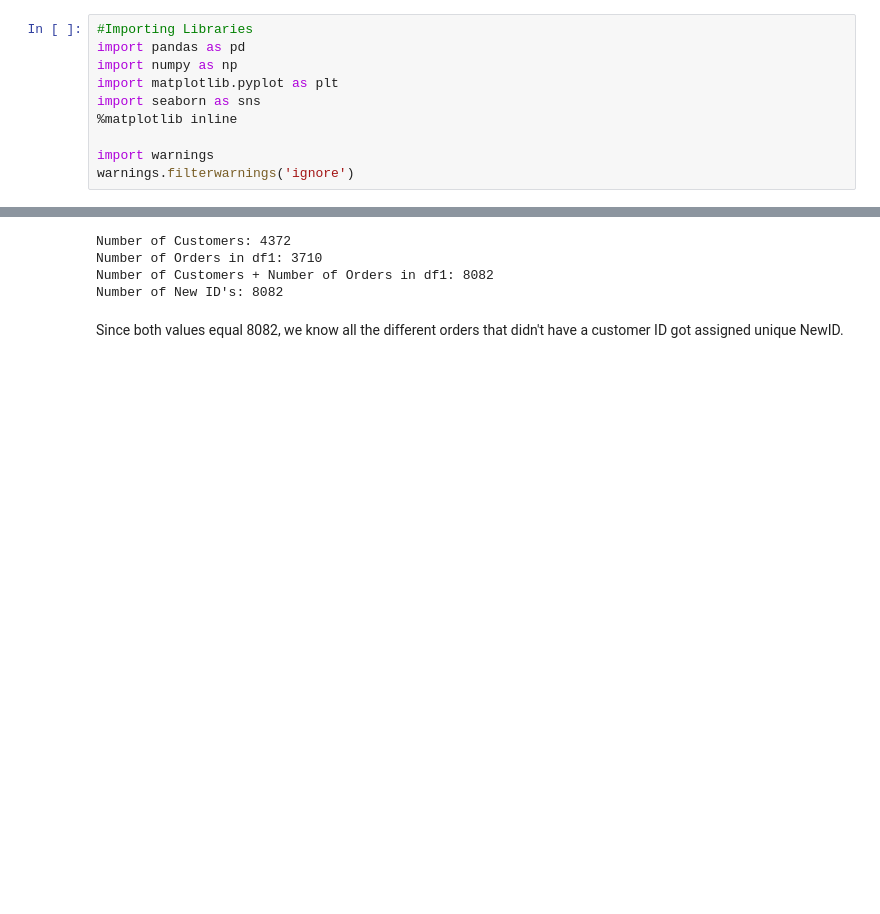
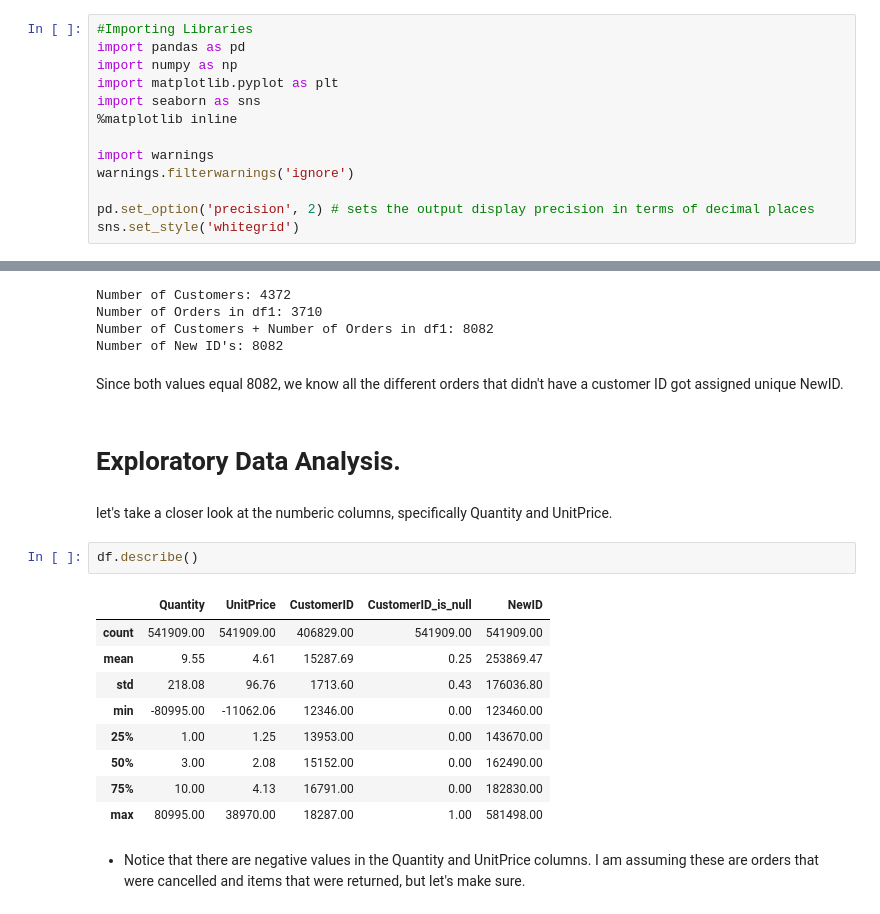
Before and after one commit to Ranjitkumarmuduli/Capstone-Project--4, a Jupyter notebook: Online_Retail_Customer_Segmentation_Capstone_Project.ipynb, the cells around one changed output, grey strips where cells are left out. Saved outputs shown, nothing was run; the diff lists cells and outputs as text; blank space fills up the shorter version.

```diff
--- a/Online_Retail_Customer_Segmentation_Capstone_Project.ipynb
+++ b/Online_Retail_Customer_Segmentation_Capstone_Project.ipynb
@@ -29,6 +29,9 @@ import seaborn as sns
 
 import warnings
 warnings.filterwarnings('ignore')
+
+pd.set_option('precision', 2) # sets the output display precision in terms of decimal places
+sns.set_style('whitegrid')
 # %%
 #mount google drive
 from google.colab import drive
@@ -262,3 +265,21 @@ Number of Customers + Number of Orders in df1: 8082
 Number of New ID's: 8082
 # %% [markdown]
 Since both values equal 8082, we know all the different orders that didn't have a customer ID got assigned unique NewID.
+# %% [markdown]
+# Exploratory Data Analysis.
+# %% [markdown]
+let's take a closer look at the numberic columns, specifically Quantity and UnitPrice.
+# %%
+df.describe()
+# %% [output]
+|  | Quantity | UnitPrice | CustomerID | CustomerID_is_null | NewID |
+| count | 541909.00 | 541909.00 | 406829.00 | 541909.00 | 541909.00 |
+| mean | 9.55 | 4.61 | 15287.69 | 0.25 | 253869.47 |
+| std | 218.08 | 96.76 | 1713.60 | 0.43 | 176036.80 |
+| min | -80995.00 | -11062.06 | 12346.00 | 0.00 | 123460.00 |
+| 25% | 1.00 | 1.25 | 13953.00 | 0.00 | 143670.00 |
+| 50% | 3.00 | 2.08 | 15152.00 | 0.00 | 162490.00 |
+| 75% | 10.00 | 4.13 | 16791.00 | 0.00 | 182830.00 |
+| max | 80995.00 | 38970.00 | 18287.00 | 1.00 | 581498.00 |
+# %% [markdown]
+* Notice that there are negative values in the Quantity and UnitPrice columns. I am assuming these are orders that were cancelled and items that were returned, but let's make sure.
```
Also changed, not shown: parts of 1 cell of this notebook.
